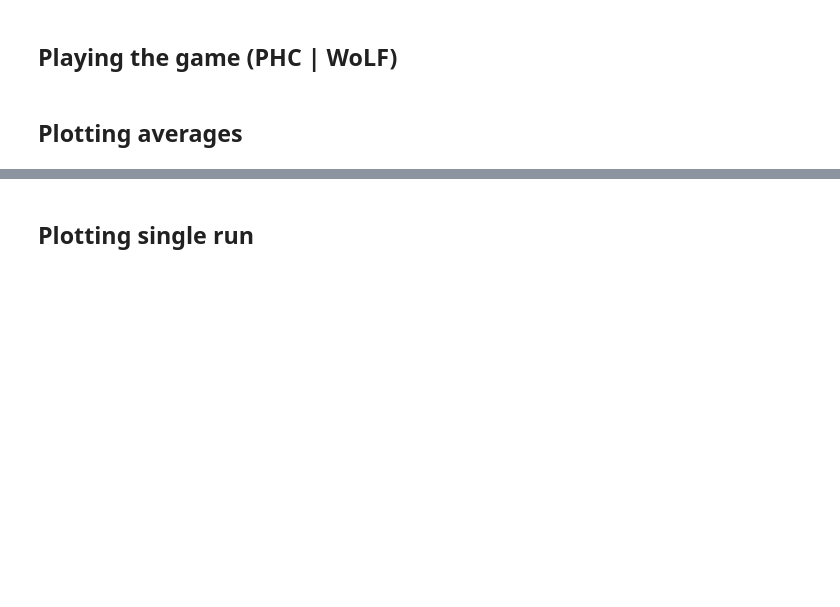
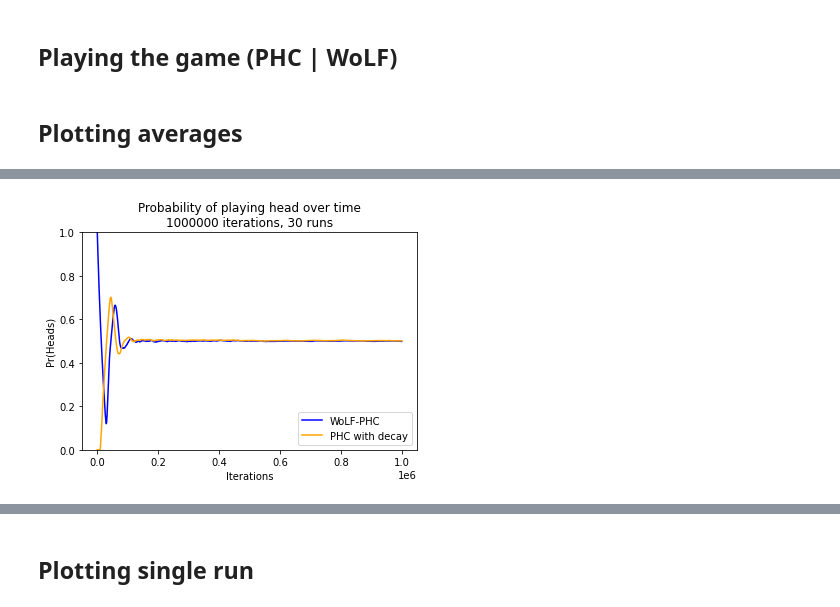
Before and after one commit to wulfdewolf/CGTproject, a Jupyter notebook: code/matching_pennies_game.ipynb, the cells around one changed output, grey strips where cells are left out. Drawn from its saved outputs; the diff is of its cells as text; code cells hidden in the pictures; blank space fills up the shorter version.

```diff
--- a/code/matching_pennies_game.ipynb
+++ b/code/matching_pennies_game.ipynb
@@ -589,7 +587,7 @@ gamma = 0.8
 delta = 0 #not used -> time-varying
 alpha = 0 #not used -> time-varying
 iterations = 1000000
-averaging_amount = 1
+averaging_amount = 30
 uses_time_varying = True
 
 player1 = WolfMatchingPenniesPlayer(initial_q_value, initial_policy_probabilities, gamma)
@@ -772,0 +777,84 @@ plt.show()
+# %%
+# get the results phc/wolf
+results = [["WoLF-PHC", get_var_from_file("matching_pennies/wolf_PHC_result1")],
+           ["PHC with decay", get_var_from_file("matching_pennies/wolf_PHC_result2")]]
+
+colors = ["blue",
+         "orange"]
+
+error_colors = ["orange",
+                "blue"]
+
+
+# --------------------------------------------------------------------------
+color_idx = 0
+for result in results:
+    # average results over trials
+    result_data = result[1]
+    result_data = [np.array(x) for x in result_data]
+    average_result_data_over_all_trials = [np.mean(x) for x in zip(*result_data)]
+
+    #determine iterations and averaging amount (trials)
+    iterations = len(average_result_data_over_all_trials)
+    averaging_amount = len(result_data)
+
+    # plot
+    x = np.arange(0, iterations, 1)
+    y = average_result_data_over_all_trials
+    plt.plot(x, y,
+             "-",
+             label=result[0],
+             color=colors[color_idx])
+
+    color_idx += 1
+
+
+plt.legend(loc="lower right")
+
+plt.ylim(0, 1)
+
+plt.xlabel('Iterations')
+plt.ylabel('Pr(Heads)')
+plt.title('Probability of playing head over time\n' + str(iterations) + " iterations, " + str(averaging_amount) + " runs")
+
+plt.savefig("graphs/matching_pennies/matching_pennies_wolfphc.png", dpi=300, bbox_inches='tight')
+plt.show()
+
+# --------------------------------------------------------------------------
+color_idx = 0
+for result in results:
+    # average results over trials
+    result_data = result[1]
+    result_data = [np.array(x) for x in result_data]
+    average_result_data_over_all_trials = [np.mean(x) for x in zip(*result_data)]
+
+    #determine iterations and averaging amount (trials)
+    iterations = len(average_result_data_over_all_trials)
+    averaging_amount = len(result_data)
+
+    # plot
+    x = np.arange(0, iterations, 1)
+    y = average_result_data_over_all_trials
+    plt.plot(x, y,
+             "-",
+             label=result[0],
+             color=colors[color_idx])
+
+    error = [sstats.sem(k) for k in zip(*result_data)]
+    plt.errorbar(x, y, yerr=error, errorevery=50000, color=colors[color_idx], alpha=1, ecolor=error_colors[color_idx], capsize=3, )
+
+    color_idx += 1
+
+
+plt.legend(loc="lower right")
+
+plt.ylim(0, 1)
+
+plt.xlabel('Iterations')
+plt.ylabel('Pr(Heads)')
+plt.title('Probability of playing head over time\n' + str(iterations) + " iterations, " + str(averaging_amount) + " runs")
+
+plt.savefig("graphs/matching_pennies/matching_pennies_with_error_wolfphc.png", dpi=300, bbox_inches='tight')
+plt.show()
+# %% [output]
+[figure, added]
```
Also changed, not shown: parts of 8 cells of this notebook, 9 other files.
